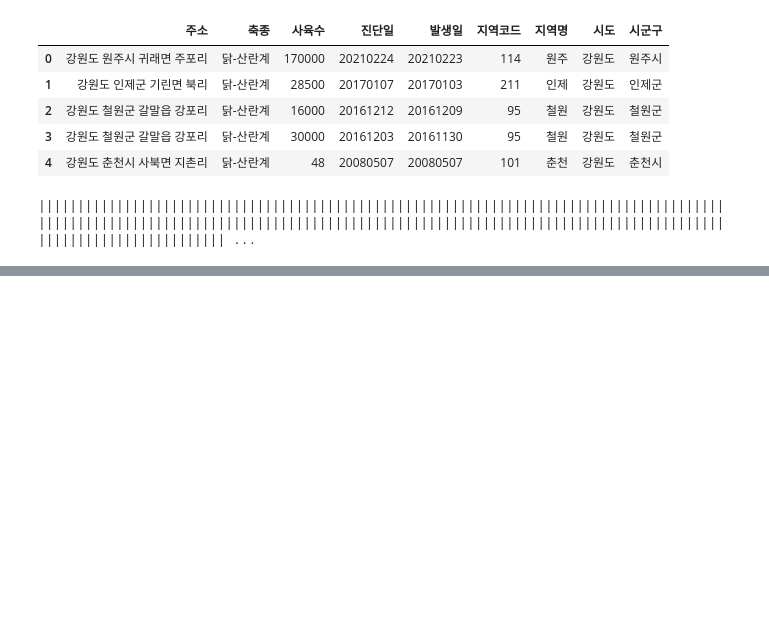
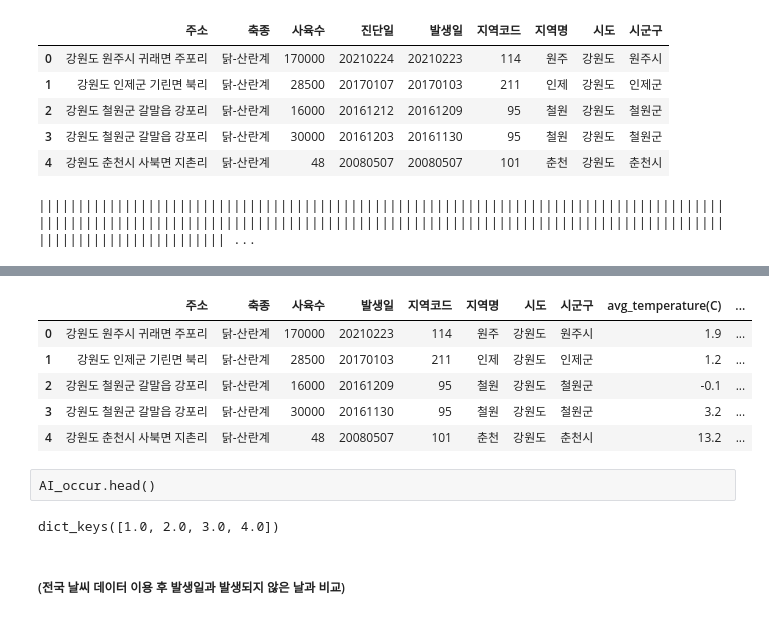
Before and after one commit to jiwoo-coding/aiai, a Jupyter notebook: Data_preprocess.ipynb, the cells around one changed output, grey strips where cells are left out. Cells and saved outputs as stored; diff of their text form; code cells hidden in the pictures; blank space fills up the shorter version.

```diff
--- a/Data_preprocess.ipynb
+++ b/Data_preprocess.ipynb
@@ -281,0 +296,15 @@ species_list['고양이-코리아숏헤어']
+# %%
+#의미없는 열 제외
+AI_occur.drop(['진단일','location','date'], axis=1, inplace=True)
+# %%
+AI_occur['발생일']=AI_occur['발생일'].astype('str')
+AI_occur['지역코드']=AI_occur['지역코드'].astype('str')
+# %%
+AI_occur.head()
+# %% [output]
+|  | 주소 | 축종 | 사육수 | 발생일 | 지역코드 | 지역명 | 시도 | 시군구 | avg_temperature(C) | ... |
+| 0 | 강원도 원주시 귀래면 주포리 | 닭-산란계 | 170000 | 20210223 | 114 | 원주 | 강원도 | 원주시 | 1.9 | ... |
+| 1 | 강원도 인제군 기린면 북리 | 닭-산란계 | 28500 | 20170103 | 211 | 인제 | 강원도 | 인제군 | 1.2 | ... |
+| 2 | 강원도 철원군 갈말읍 강포리 | 닭-산란계 | 16000 | 20161209 | 95 | 철원 | 강원도 | 철원군 | -0.1 | ... |
+| 3 | 강원도 철원군 갈말읍 강포리 | 닭-산란계 | 30000 | 20161130 | 95 | 철원 | 강원도 | 철원군 | 3.2 | ... |
+| 4 | 강원도 춘천시 사북면 지촌리 | 닭-산란계 | 48 | 20080507 | 101 | 춘천 | 강원도 | 춘천시 | 13.2 | ... |
@@ -281,0 +325,2 @@ species_list['고양이-코리아숏헤어']
+# %% [raw]
+AI_occur.head()
@@ -281,0 +334,6 @@ species_list['고양이-코리아숏헤어']
+# %%
+season_total.keys()
+# %% [output]
+dict_keys([1.0, 2.0, 3.0, 4.0])
+# %% [markdown]
+##### (전국 날씨 데이터 이용 후 발생일과 발생되지 않은 날과 비교)
```
Also changed, not shown: parts of 30 cells of this notebook.
